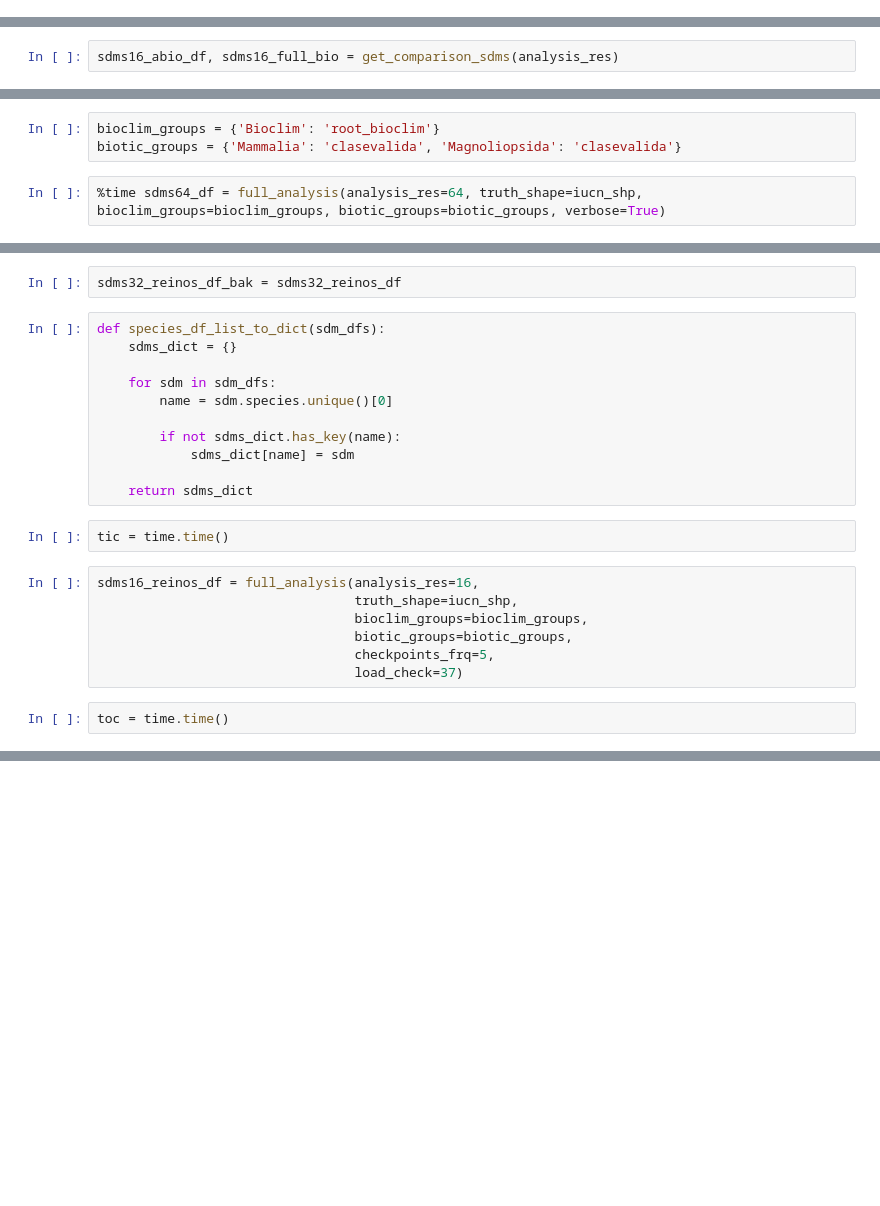
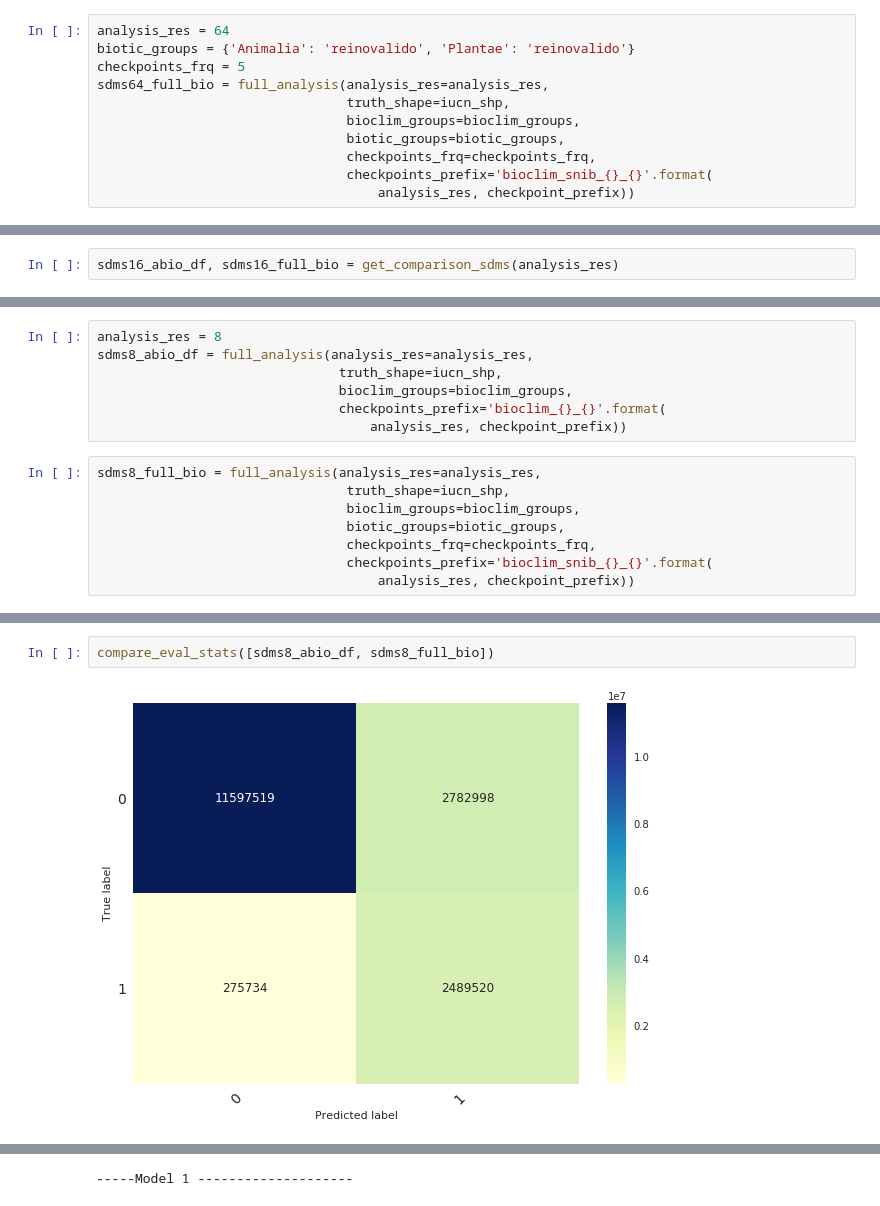
Before and after one commit to rausial/species_notebooks, a Jupyter notebook: SPECIES_vs_Expertos.ipynb, the cells around one changed output, grey strips where cells are left out. Saved outputs shown, nothing was run; the diff lists cells and outputs as text; blank space fills up the shorter version.

Commit message:
comparaciones mapas IUCN CONABIO

```diff
--- a/SPECIES_vs_Expertos.ipynb
+++ b/SPECIES_vs_Expertos.ipynb
@@ -763,0 +805,11 @@ sdms64_abio_df, sdms64_full_bio = get_comparison_sdms(64, load_plant_anim_check=
+# %%
+analysis_res = 64
+biotic_groups = {'Animalia': 'reinovalido', 'Plantae': 'reinovalido'}
+checkpoints_frq = 5
+sdms64_full_bio = full_analysis(analysis_res=analysis_res,
+                                truth_shape=iucn_shp,
+                                bioclim_groups=bioclim_groups,
+                                biotic_groups=biotic_groups,
+                                checkpoints_frq=checkpoints_frq,
+                                checkpoints_prefix='bioclim_snib_{}_{}'.format(
+                                    analysis_res, checkpoint_prefix))
@@ -844,5 +985,15 @@ plot_maps_comparision([sdms32_abio_df, sdms32_full_bio], 1)
-# %%
-bioclim_groups = {'Bioclim': 'root_bioclim'}
-biotic_groups = {'Mammalia': 'clasevalida', 'Magnoliopsida': 'clasevalida'}
+# %%
+analysis_res = 8
+sdms8_abio_df = full_analysis(analysis_res=analysis_res,
+                               truth_shape=iucn_shp,
+                               bioclim_groups=bioclim_groups,
+                               checkpoints_prefix='bioclim_{}_{}'.format(
+                                   analysis_res, checkpoint_prefix))
 # %%
-%time sdms64_df = full_analysis(analysis_res=64, truth_shape=iucn_shp, bioclim_groups=bioclim_groups, biotic_groups=biotic_groups, verbose=True)
+sdms8_full_bio = full_analysis(analysis_res=analysis_res,
+                                truth_shape=iucn_shp,
+                                bioclim_groups=bioclim_groups,
+                                biotic_groups=biotic_groups,
+                                checkpoints_frq=checkpoints_frq,
+                                checkpoints_prefix='bioclim_snib_{}_{}'.format(
+                                    analysis_res, checkpoint_prefix))
@@ -994,24 +1000,4 @@ plot_bottom_mid_top_maps(sdms32_reinos_df, 0.1)
-# %%
-sdms32_reinos_df_bak = sdms32_reinos_df
-# %%
-def species_df_list_to_dict(sdm_dfs):
-    sdms_dict = {}
-
-    for sdm in sdm_dfs:
-        name = sdm.species.unique()[0]
-
-        if not sdms_dict.has_key(name):
-            sdms_dict[name] = sdm
-
-    return sdms_dict
-# %%
-tic = time.time()
-# %%
-sdms16_reinos_df = full_analysis(analysis_res=16,
-                                 truth_shape=iucn_shp,
-                                 bioclim_groups=bioclim_groups,
-                                 biotic_groups=biotic_groups,
-                                 checkpoints_frq=5,
-                                 load_check=37)
-# %%
-toc = time.time()
+# %%
+compare_eval_stats([sdms8_abio_df, sdms8_full_bio])
+# %% [output]
+[figure, added]
@@ -1017,0 +1034 @@ toc = time.time()
+-----Model 1 --------------------
```
Also changed, not shown: parts of 84 cells of this notebook.
